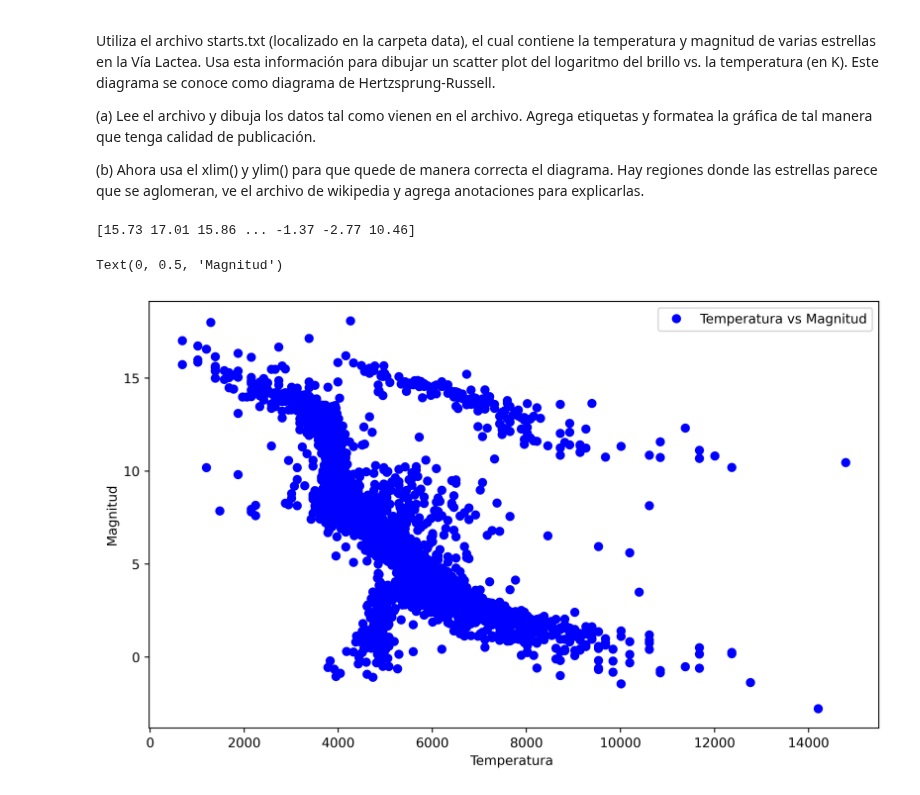
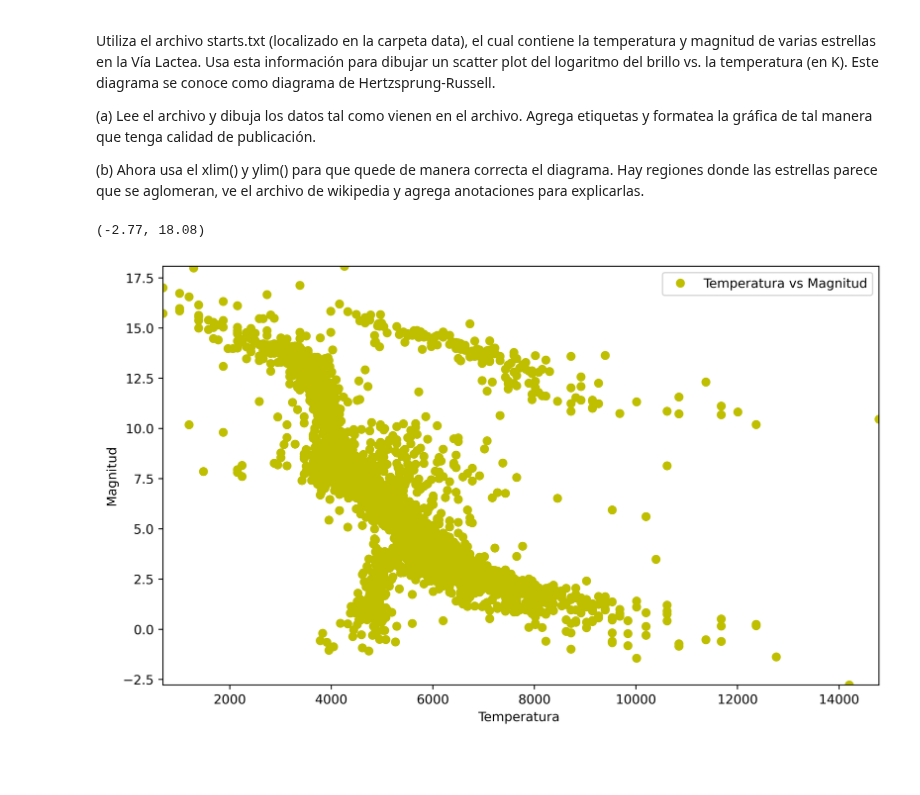
Before and after one commit to jesusigarmor/Matematicas-computacionales-fall2020, a Jupyter notebook: alumnos/anacris2802/NumPy_tarea.ipynb, the cells around one changed output. Saved outputs shown, nothing was run; the diff lists cells and outputs as text; code cells hidden in the pictures; blank space fills up the shorter version.

```diff
--- a/alumnos/anacris2802/NumPy_tarea.ipynb
+++ b/alumnos/anacris2802/NumPy_tarea.ipynb
@@ -305,23 +350,28 @@ Utiliza el archivo starts.txt (localizado en la carpeta data), el cual contiene
 # %%
 import numpy as np
 import matplotlib.pyplot as plt
 
 Temp=[]
 Mag=[]
 
 stars=np.loadtxt('stars.txt')
 Temp=stars[:,0]
 Mag=stars[:,1]
 
-print(Mag)
-aX = [x for x in range(len(Temp))]
+Xmax=Temp.max()
+Xmin=Temp.min()
+
+Ymax=(Mag.max())
+Ymin=Mag.min()
 
 plt.figure(figsize=(10, 6), dpi=500)
-plt.plot(Temp,Mag,'bo',label="Temperatura vs Magnitud")
+plt.plot(Temp,Mag,'yo',label="Temperatura vs Magnitud")
 plt.legend(loc='best')
 plt.xlabel('Temperatura ')
 plt.ylabel('Magnitud')
+
+plt.xlim(Xmin,Xmax)
+plt.ylim(Ymin, Ymax)
 # %% [output]
-[15.73 17.01 15.86 ... -1.37 -2.77 10.46]
+(-2.77, 18.08)
-Text(0, 0.5, 'Magnitud')
-[figure, old version]
+[figure, new version]
```
Also changed, not shown: parts of 5 cells of this notebook.
